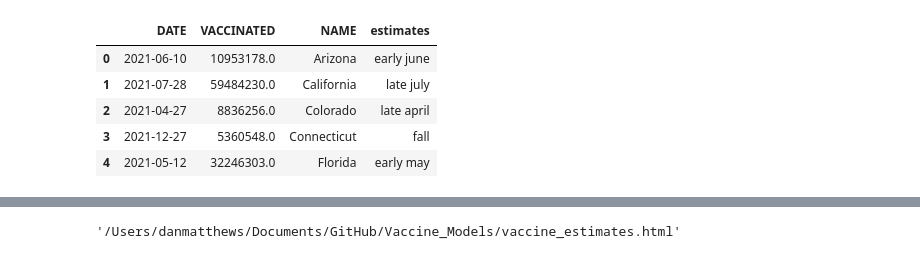
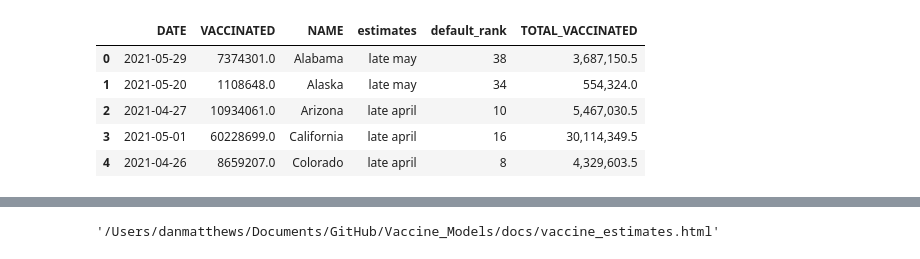
Before and after one commit to danielmatthews/Vaccine_Models, a Jupyter notebook: Viz.ipynb, the cells around one changed output, grey strips where cells are left out. Drawn from its saved outputs; the diff is of its cells as text; code cells hidden in the pictures.

```diff
--- a/Viz.ipynb
+++ b/Viz.ipynb
@@ -41,16 +43,21 @@ date_ranges = [(state_thresholds['DATE'] > '03-01-01') & (state_thresholds['DATE
               (state_thresholds['DATE'] > '2021-09-15')]
 
 values = ['spring', 'late april', 'early may', 'late may', 'early june', 'late june', 'early july', 'late july', 'early august', 'late august', 'early september', 'fall']
-# %%
-state_thresholds['estimates'] = np.select(date_ranges, values)
-state_thresholds.head()
-# %% [output]
-|  | DATE | VACCINATED | NAME | estimates |
-| 0 | 2021-06-10 | 10953178.0 | Arizona | early june |
-| 1 | 2021-07-28 | 59484230.0 | California | late july |
-| 2 | 2021-04-27 | 8836256.0 | Colorado | late april |
-| 3 | 2021-12-27 | 5360548.0 | Connecticut | fall |
-| 4 | 2021-05-12 | 32246303.0 | Florida | early may |
+# %%
+state_thresholds['estimates'] = np.select(date_ranges, values)
+state_thresholds['default_rank'] = state_thresholds['DATE'].rank().astype(int)
+state_thresholds['VACCINATED'] = state_thresholds['VACCINATED'].astype(float)
+state_thresholds['TOTAL_VACCINATED'] = state_thresholds['VACCINATED'].divide(other = 2)
+state_thresholds['TOTAL_VACCINATED'] = state_thresholds.apply(lambda x: "{:,}".format(x['TOTAL_VACCINATED']), axis=1)
+
+state_thresholds.head()
+# %% [output]
+|  | DATE | VACCINATED | NAME | estimates | default_rank | TOTAL_VACCINATED |
+| 0 | 2021-05-29 | 7374301.0 | Alabama | late may | 38 | 3,687,150.5 |
+| 1 | 2021-05-20 | 1108648.0 | Alaska | late may | 34 | 554,324.0 |
+| 2 | 2021-04-27 | 10934061.0 | Arizona | late april | 10 | 5,467,030.5 |
+| 3 | 2021-05-01 | 60228699.0 | California | late april | 16 | 30,114,349.5 |
+| 4 | 2021-04-26 | 8659207.0 | Colorado | late april | 8 | 4,329,603.5 |
 # %%
 # Merge shapefile with population data
 pop_states = contiguous_usa.merge(state_thresholds, left_on = 'NAME', right_on = 'NAME')
@@ -116,7 +132,7 @@ show(p)
 [interactive output not drawn]
 [interactive output not drawn]
 # %%
-outfp = r"vaccine_estimates.html"
+outfp = r"docs/vaccine_estimates.html"
 save(p, outfp)
 # %% [output]
-'/Users/danmatthews/Documents/GitHub/Vaccine_Models/vaccine_estimates.html'
+'/Users/danmatthews/Documents/GitHub/Vaccine_Models/docs/vaccine_estimates.html'
```
Also changed, not shown: parts of 5 cells of this notebook, 7 other files.
